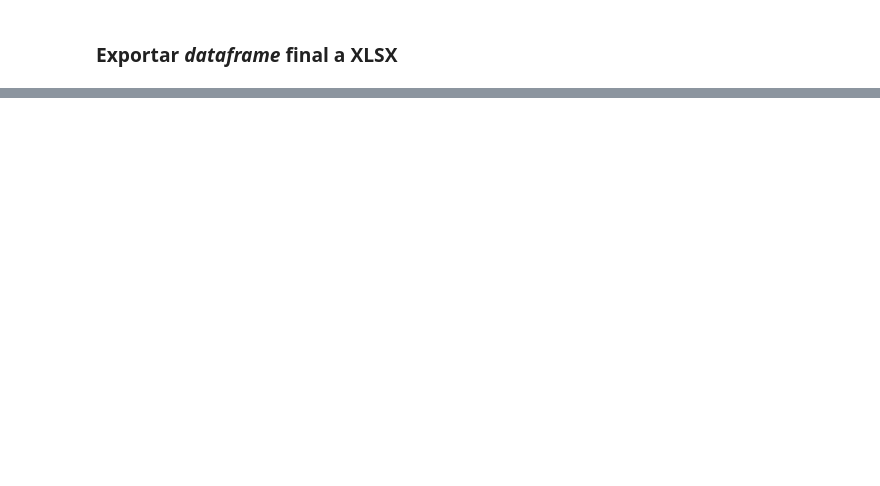
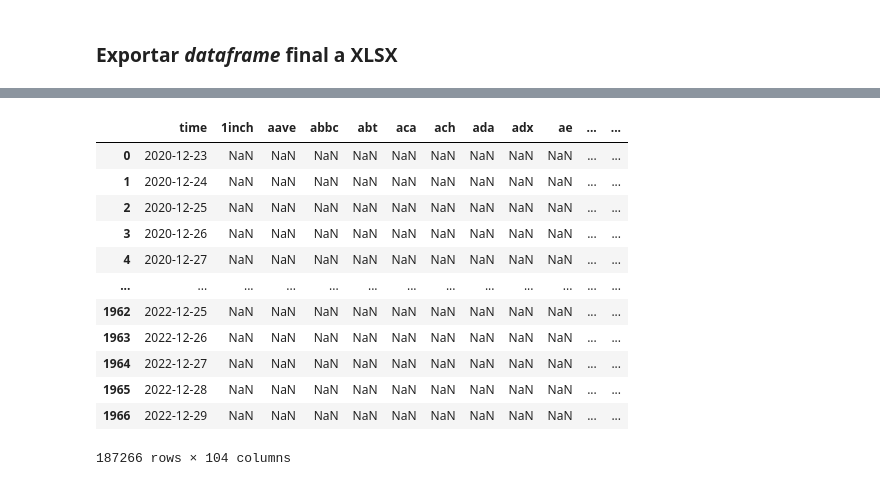
Before and after one commit to Filibustero/cryptocurrency-market-efficiency, a Jupyter notebook: Cryptocurrency Market Efficiency.ipynb, the cells around one changed output, grey strips where cells are left out. Saved outputs shown, nothing was run; the diff lists cells and outputs as text; code cells hidden in the pictures; blank space fills up the shorter version.

```diff
--- a/Cryptocurrency Market Efficiency.ipynb
+++ b/Cryptocurrency Market Efficiency.ipynb
@@ -198,0 +256,20 @@ df_merged
+# %%
+# Lista con los datos para crear los dataframes
+my_list = dflistpriceusd
+
+df_list = []
+
+# Nombres de las columnas
+column_names = nombres
+
+# Bucle para separar los elementos de la lista en dataframes individuales
+contador = 0
+for element in my_list:
+    df = pd.DataFrame(element, columns = ["time", "priceusd"])
+    df.rename(index = str, columns = {"priceusd": nombres[contador]}, inplace = True)
+    contador = contador + 1
+    df_list.append(df)
+
+# Mostrar los dataframes separados
+for df in df_list:
+    print("df", df)
@@ -198,0 +294,17 @@ df_merged
+# %%
+df_merged = pd.concat(objs = df_list, axis = 0, join = "outer")
+df_merged
+# %% [output]
+|  | time | 1inch | aave | abbc | abt | aca | ach | ada | adx | ae | ... | ... |
+| 0 | 2020-12-23 | NaN | NaN | NaN | NaN | NaN | NaN | NaN | NaN | NaN | ... | ... |
+| 1 | 2020-12-24 | NaN | NaN | NaN | NaN | NaN | NaN | NaN | NaN | NaN | ... | ... |
+| 2 | 2020-12-25 | NaN | NaN | NaN | NaN | NaN | NaN | NaN | NaN | NaN | ... | ... |
+| 3 | 2020-12-26 | NaN | NaN | NaN | NaN | NaN | NaN | NaN | NaN | NaN | ... | ... |
+| 4 | 2020-12-27 | NaN | NaN | NaN | NaN | NaN | NaN | NaN | NaN | NaN | ... | ... |
+| ... | ... | ... | ... | ... | ... | ... | ... | ... | ... | ... | ... | ... |
+| 1962 | 2022-12-25 | NaN | NaN | NaN | NaN | NaN | NaN | NaN | NaN | NaN | ... | ... |
+| 1963 | 2022-12-26 | NaN | NaN | NaN | NaN | NaN | NaN | NaN | NaN | NaN | ... | ... |
+| 1964 | 2022-12-27 | NaN | NaN | NaN | NaN | NaN | NaN | NaN | NaN | NaN | ... | ... |
+| 1965 | 2022-12-28 | NaN | NaN | NaN | NaN | NaN | NaN | NaN | NaN | NaN | ... | ... |
+| 1966 | 2022-12-29 | NaN | NaN | NaN | NaN | NaN | NaN | NaN | NaN | NaN | ... | ... |
+187266 rows × 104 columns
```
Also changed, not shown: parts of 16 cells of this notebook, 1 other file.
